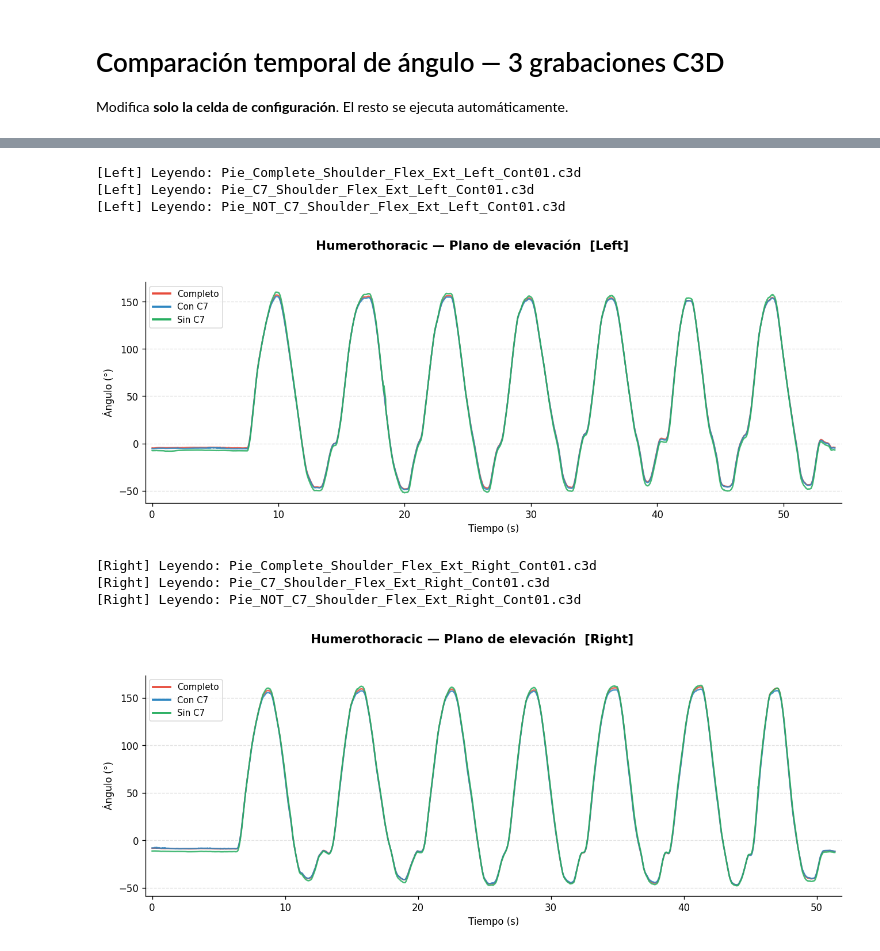
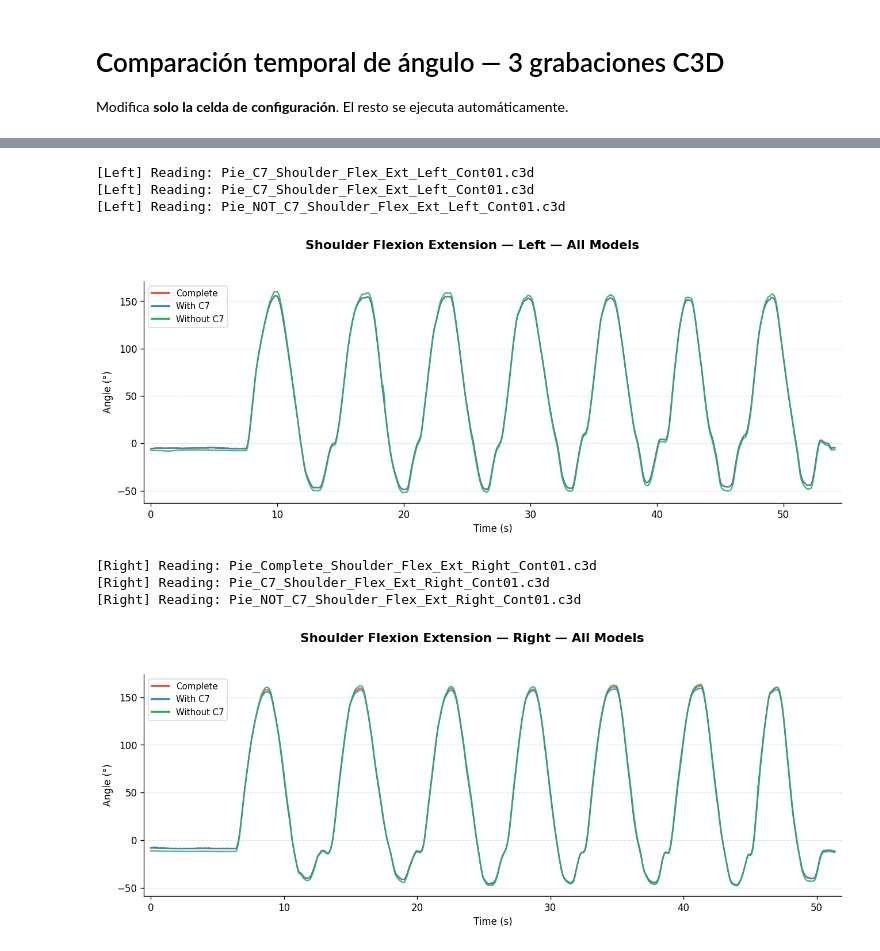
Before and after one commit to Fer-100495553/results_analysis_notebooks, a Jupyter notebook: Intermodel comparison/Temporal_comparison/Shoulder_flex_ext_comparison.ipynb, the cells around one changed output, grey strips where cells are left out. Saved outputs shown, nothing was run; the diff lists cells and outputs as text; code cells hidden in the pictures.

```diff
--- a/Intermodel comparison/Temporal_comparison/Shoulder_flex_ext_comparison.ipynb
+++ b/Intermodel comparison/Temporal_comparison/Shoulder_flex_ext_comparison.ipynb
@@ -163,9 +163,9 @@ def mean_band(angle, prominence, min_distance, direction):
     std  = mat.std(axis=0, ddof=1) if mat.shape[0] > 1 else np.zeros(101)
     return x_norm, mean, std, len(segments)
 # %%
-# ── Diagnóstico: ver las 3 componentes (X, Y, Z) de la primera grabación ─────
-# Ejecuta esta celda para identificar qué componente corresponde al movimiento
-# que te interesa antes de fijar COMPONENT_INDEX en la configuración.
+# ── Diagnostics: view all 3 components (X, Y, Z) of the first recording ──────
+# Run this cell to identify which component corresponds to the movement
+# of interest before setting COMPONENT_INDEX in the configuration.
 
 _component_names  = ["X (Rot1)", "Y (Rot2)", "Z (Rot3)"]
 _component_colors = ["#E74C3C", "#2E86C1", "#27AE60"]
@@ -179,21 +179,21 @@ for SIDE, C3D_RECORDINGS in SIDES_RECORDINGS.items():
     _t     = np.arange(_data.shape[1]) / _fr
 
     fig, axes = plt.subplots(3, 1, figsize=(11, 7), sharex=True)
-    fig.suptitle(f"[{SIDE}] Componentes de '{_label}'  —  {os.path.basename(_rec['path'])}",
+    fig.suptitle(f"{MOVEMENT_NAME} — {SIDE} — Components of '{_label}'",
                  fontsize=11, fontweight="bold")
 
     for idx, (name, color) in enumerate(zip(_component_names, _component_colors)):
         ax = axes[idx]
         ax.plot(_t, _data[idx], color=color, linewidth=1.3)
-        ax.set_ylabel("Ángulo (°)", fontsize=9)
-        ax.set_title(f"Componente {idx} — {name}"
-                     + (" ← seleccionada" if idx == COMPONENT_INDEX else ""),
+        ax.set_ylabel("Angle (°)", fontsize=9)
+        ax.set_title(f"Component {idx} — {name}"
+                     + (" ← selected" if idx == COMPONENT_INDEX else ""),
                      fontsize=9, fontweight="bold" if idx == COMPONENT_INDEX else "normal")
         ax.spines["top"].set_visible(False)
         ax.spines["right"].set_visible(False)
         ax.yaxis.grid(True, linestyle="--", alpha=0.35)
 
-    axes[-1].set_xlabel("Tiempo (s)", fontsize=9)
+    axes[-1].set_xlabel("Time (s)", fontsize=9)
     plt.tight_layout()
     plt.show()
 # %% [output]
@@ -202,16 +202,16 @@ for SIDE, C3D_RECORDINGS in SIDES_RECORDINGS.items():
 # %%
-# ── Generar el gráfico de ángulos en el tiempo ────────────────────────────────
+# ── Generate the angle vs. time plot ─────────────────────────────────────────
 
 for SIDE, C3D_RECORDINGS in SIDES_RECORDINGS.items():
     fig, ax = plt.subplots(figsize=(11, 4.5))
     fig.subplots_adjust(top=0.88)
-    fig.suptitle(f"{TITLE}  [{SIDE}]", fontsize=13, fontweight="bold")
+    fig.suptitle(f"{MOVEMENT_NAME} — {SIDE} — All Models", fontsize=13, fontweight="bold")
 
     legend_handles = []
 
     for i, rec in enumerate(C3D_RECORDINGS):
         color = COLORS[i % len(COLORS)]
-        print(f"[{SIDE}] Leyendo: {os.path.basename(rec['path'])}")
+        print(f"[{SIDE}] Reading: {os.path.basename(rec['path'])}")
 
         angle, fr = extract_angle(rec["path"], VARIABLE_NAME, COMPONENT_INDEX, SIDE)
 
@@ -223,43 +223,43 @@ for SIDE, C3D_RECORDINGS in SIDES_RECORDINGS.items():
         else:
             t = np.arange(len(angle)) / fr
             if NORMALIZE_TIME:
                 t = t / t[-1] * 100.0
             ax.plot(t, angle, color=color, linewidth=LINE_WIDTH, alpha=ALPHA_RAW)
             lbl = rec["label"]
 
         legend_handles.append(
             mlines.Line2D([], [], color=color, linewidth=2.2, label=lbl)
         )
 
     if SHOW_MEAN_BAND:
-        ax.set_xlabel("Ciclo normalizado (%)", fontsize=10)
+        ax.set_xlabel("Normalized Cycle (%)", fontsize=10)
     elif NORMALIZE_TIME:
-        ax.set_xlabel("Tiempo normalizado (%)", fontsize=10)
+        ax.set_xlabel("Normalized Time (%)", fontsize=10)
     else:
-        ax.set_xlabel("Tiempo (s)", fontsize=10)
+        ax.set_xlabel("Time (s)", fontsize=10)
 
     ax.set_ylabel(Y_LABEL, fontsize=10)
     ax.legend(handles=legend_handles, fontsize=9, framealpha=0.7)
     ax.spines["top"].set_visible(False)
     ax.spines["right"].set_visible(False)
     ax.yaxis.grid(True, linestyle="--", alpha=0.35, zorder=0)
     ax.margins(x=0.01)
 
     plt.tight_layout(rect=[0, 0, 1, 0.95])
 
     if OUTPUT_PATH:
         out = OUTPUT_PATH.replace(".", f"_{SIDE}.")
         fig.savefig(out, dpi=DPI, bbox_inches="tight")
-        print(f"Guardado en: {out}")
+        print(f"Saved to: {out}")
 
     plt.show()
 # %% [output]
-[Left] Leyendo: Pie_Complete_Shoulder_Flex_Ext_Left_Cont01.c3d
-[Left] Leyendo: Pie_C7_Shoulder_Flex_Ext_Left_Cont01.c3d
-[Left] Leyendo: Pie_NOT_C7_Shoulder_Flex_Ext_Left_Cont01.c3d
+[Left] Reading: Pie_C7_Shoulder_Flex_Ext_Left_Cont01.c3d
+[Left] Reading: Pie_C7_Shoulder_Flex_Ext_Left_Cont01.c3d
+[Left] Reading: Pie_NOT_C7_Shoulder_Flex_Ext_Left_Cont01.c3d
-[figure, old version]
+[figure, new version]
-[Right] Leyendo: Pie_Complete_Shoulder_Flex_Ext_Right_Cont01.c3d
-[Right] Leyendo: Pie_C7_Shoulder_Flex_Ext_Right_Cont01.c3d
-[Right] Leyendo: Pie_NOT_C7_Shoulder_Flex_Ext_Right_Cont01.c3d
+[Right] Reading: Pie_Complete_Shoulder_Flex_Ext_Right_Cont01.c3d
+[Right] Reading: Pie_C7_Shoulder_Flex_Ext_Right_Cont01.c3d
+[Right] Reading: Pie_NOT_C7_Shoulder_Flex_Ext_Right_Cont01.c3d
-[figure, old version]
+[figure, new version]
 # %%
```
Also changed, not shown: parts of 5 cells of this notebook, 1 other file.
